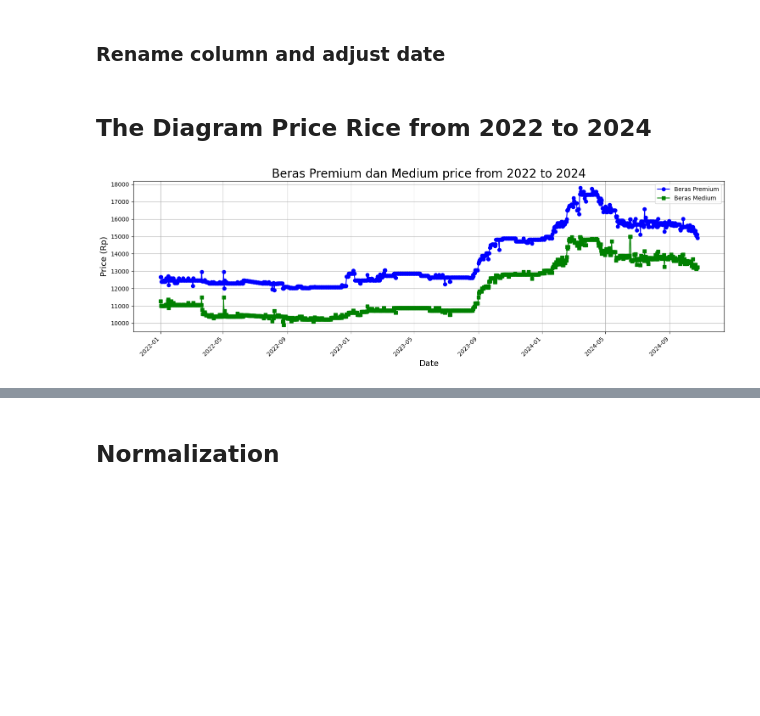
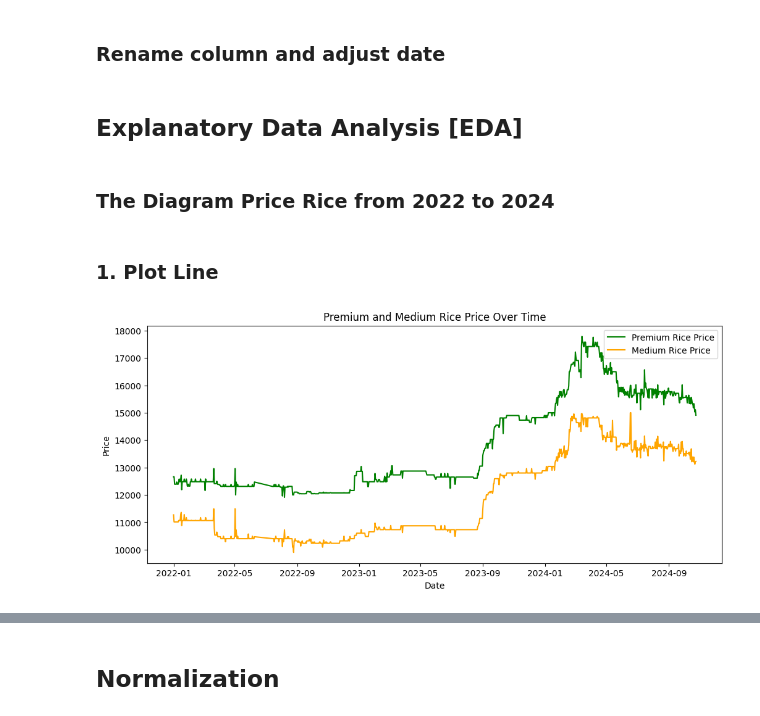
Before and after one commit to karyateguh/Prediction-of-price-rice-in-DKI-Jakarta, a Jupyter notebook: Prediction_of_Price_Rice_in_DKI_Jakarta.ipynb, the cells around one changed output, grey strips where cells are left out. Saved outputs shown, nothing was run; the diff lists cells and outputs as text; code cells hidden in the pictures; blank space fills up the shorter version.

```diff
--- a/Prediction_of_Price_Rice_in_DKI_Jakarta.ipynb
+++ b/Prediction_of_Price_Rice_in_DKI_Jakarta.ipynb
@@ -226,4 +213,6 @@ df_final['date'] = pd.to_datetime(df_final['date'], format='%d/%m/%Y')
 df_final.to_csv('data_final.csv', index=False)
+# %% [markdown]
+## Explanatory Data Analysis [EDA]
 # %% [markdown]
-## The Diagram Price Rice from 2022 to 2024
+### The Diagram Price Rice from 2022 to 2024
 # %%
@@ -231,17 +219,16 @@ df_final.to_csv('data_final.csv', index=False)
 dates = df_final['date'].values
 premium = df_final['beras_premium'].values
 medium = df_final['beras_medium'].values
-# %%
-plt.figure(figsize=(15, 5))
-plt.plot(dates, premium, color='b', label='Beras Premium', marker='o')
-plt.plot(dates, medium, color='g', label='Beras Medium', marker='s')
-plt.title('Beras Premium dan Medium price from 2022 to 2024', fontsize=20)
-plt.xlabel('Date', fontsize=14)
-plt.ylabel('Price (Rp)', fontsize=14)
-plt.grid(True)
-plt.xticks(rotation=45, ha='right')
-plt.legend(loc='best')
-plt.tight_layout()
-plt.show()
-# %% [output]
-[figure, removed]
+# %% [markdown]
+### 1. Plot Line
+# %%
+plt.figure(figsize=(12, 5))
+plt.plot(dates, premium, label="Premium Rice Price", color='green')
+plt.plot(dates, medium, label="Medium Rice Price", color='orange')
+plt.xlabel('Date')
+plt.ylabel('Price')
+plt.title('Premium and Medium Rice Price Over Time')
+plt.legend()
+plt.show()
+# %% [output]
+[figure, added]
```
Also changed, not shown: parts of 77 cells of this notebook.
